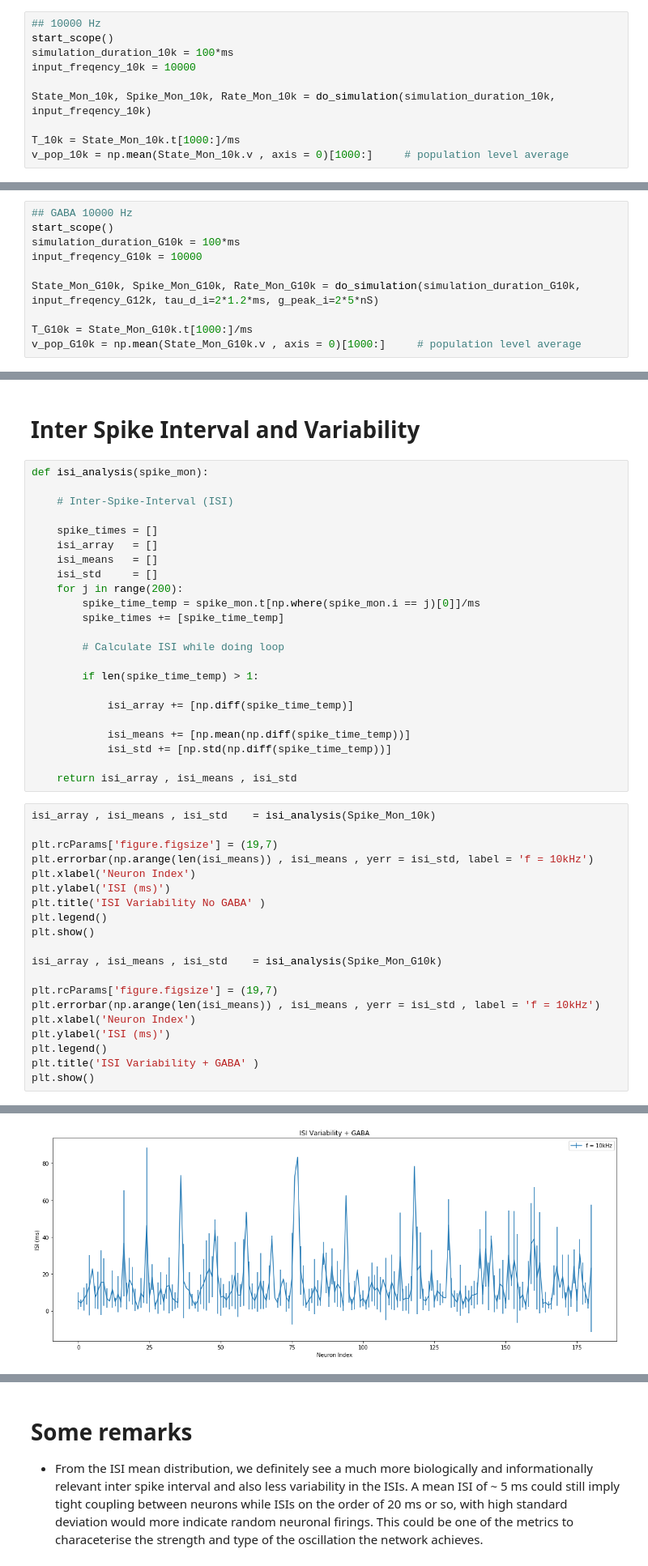
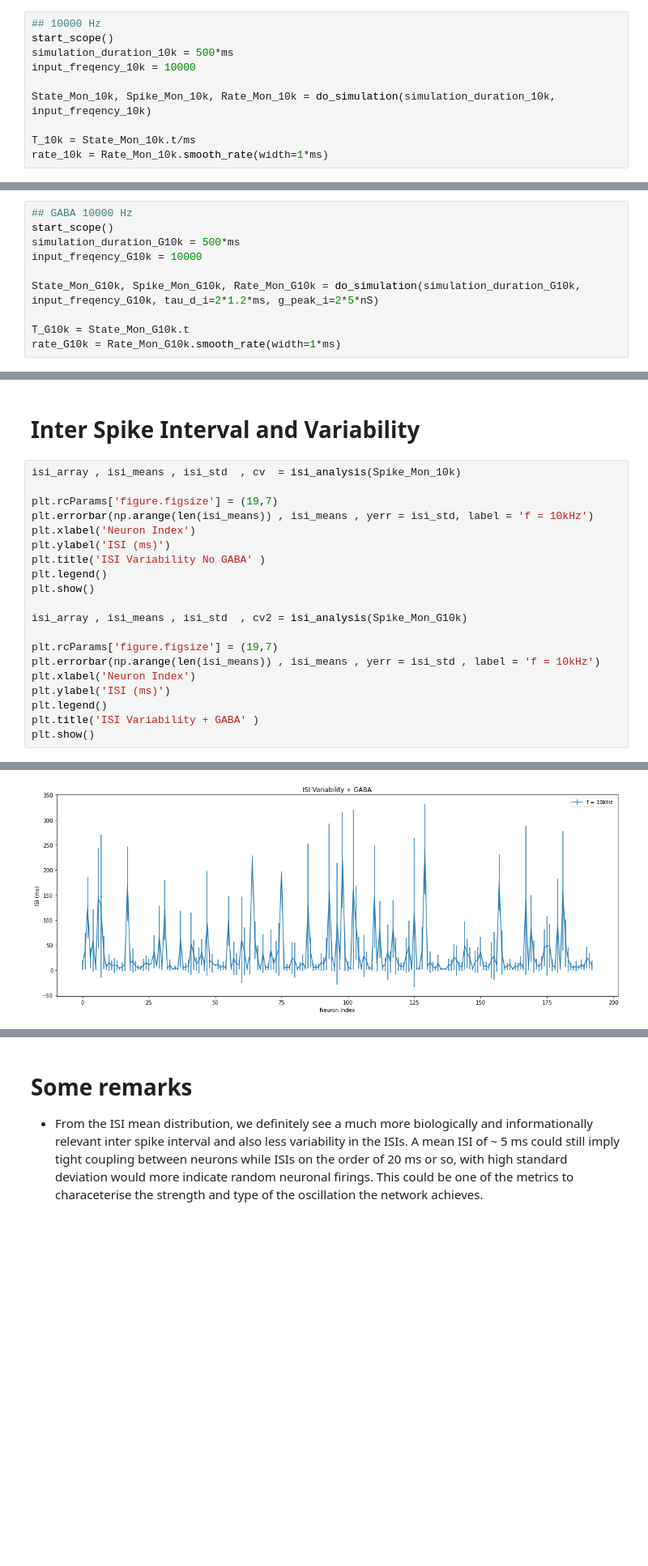
Before and after one commit to debapratimj/Inter-Net, a Jupyter notebook: Plots.ipynb, the cells around one changed output, grey strips where cells are left out. Shown at 81% size. Saved outputs shown, nothing was run; the diff lists cells and outputs as text; blank space fills up the shorter version.

```diff
--- a/Plots.ipynb
+++ b/Plots.ipynb
@@ -281,12 +349,12 @@ plot_all(T_8k, v_pop_8k, Rate_Mon_8k, Spike_Mon_8k, simulation_duration_8k)
 # %%
 ## 10000 Hz
 start_scope()
-simulation_duration_10k = 100*ms
+simulation_duration_10k = 500*ms
 input_freqency_10k = 10000
 
 State_Mon_10k, Spike_Mon_10k, Rate_Mon_10k = do_simulation(simulation_duration_10k, input_freqency_10k)
 
-T_10k = State_Mon_10k.t[1000:]/ms
-v_pop_10k = np.mean(State_Mon_10k.v , axis = 0)[1000:]     # population level average
+T_10k = State_Mon_10k.t/ms
+rate_10k = Rate_Mon_10k.smooth_rate(width=1*ms)
 # %% [output]
 Before v = -65. mV
@@ -410,12 +458,12 @@ plot_all(T_G6k, v_pop_G6k, Rate_Mon_G6k, Spike_Mon_G6k, simulation_duration_G6k)
 # %%
 ## GABA 10000 Hz
 start_scope()
-simulation_duration_G10k = 100*ms
+simulation_duration_G10k = 500*ms
 input_freqency_G10k = 10000
 
-State_Mon_G10k, Spike_Mon_G10k, Rate_Mon_G10k = do_simulation(simulation_duration_G10k, input_freqency_G12k, tau_d_i=2*1.2*ms, g_peak_i=2*5*nS)
+State_Mon_G10k, Spike_Mon_G10k, Rate_Mon_G10k = do_simulation(simulation_duration_G10k, input_freqency_G10k, tau_d_i=2*1.2*ms, g_peak_i=2*5*nS)
 
-T_G10k = State_Mon_G10k.t[1000:]/ms
-v_pop_G10k = np.mean(State_Mon_G10k.v , axis = 0)[1000:]     # population level average
+T_G10k = State_Mon_G10k.t
+rate_G10k = Rate_Mon_G10k.smooth_rate(width=1*ms)
 # %% [output]
 Before v = -65. mV
@@ -467,31 +529,8 @@ plot_all(T_G15k, v_pop_G15k, Rate_Mon_G15k, Spike_Mon_G15k, simulation_duration_
   We actually observe that the 200 Hz oscillation peak does not shift in frequency (apart from when the input frequency is 15 kHz.) However, we note the significant decrease in the power of that frequency in the spectral energy distribution. (Isn't this the same kinda result from the paper??)
 # %% [markdown]
 # Inter Spike Interval and Variability
-# %%
-def isi_analysis(spike_mon):
-
-    # Inter-Spike-Interval (ISI)
-
-    spike_times = []
-    isi_array   = []
-    isi_means   = []
-    isi_std     = []
-    for j in range(200):
-        spike_time_temp = spike_mon.t[np.where(spike_mon.i == j)[0]]/ms
-        spike_times += [spike_time_temp]
-
-        # Calculate ISI while doing loop
-
-        if len(spike_time_temp) > 1:
-
-            isi_array += [np.diff(spike_time_temp)]
-
-            isi_means += [np.mean(np.diff(spike_time_temp))]
-            isi_std += [np.std(np.diff(spike_time_temp))]
-
-    return isi_array , isi_means , isi_std
 # %%
-isi_array , isi_means , isi_std    = isi_analysis(Spike_Mon_10k)
+isi_array , isi_means , isi_std  , cv  = isi_analysis(Spike_Mon_10k)
 
 plt.rcParams['figure.figsize'] = (19,7)
 plt.errorbar(np.arange(len(isi_means)) , isi_means , yerr = isi_std, label = 'f = 10kHz')
@@ -501,7 +540,7 @@ plt.title('ISI Variability No GABA' )
 plt.legend()
 plt.show()
 
-isi_array , isi_means , isi_std    = isi_analysis(Spike_Mon_G10k)
+isi_array , isi_means , isi_std  , cv2 = isi_analysis(Spike_Mon_G10k)
 
 plt.rcParams['figure.figsize'] = (19,7)
 plt.errorbar(np.arange(len(isi_means)) , isi_means , yerr = isi_std , label = 'f = 10kHz')
@@ -515 +554 @@ plt.show()
-[figure, old version]
+[figure, new version]
```
Also changed, not shown: parts of 47 cells of this notebook.
